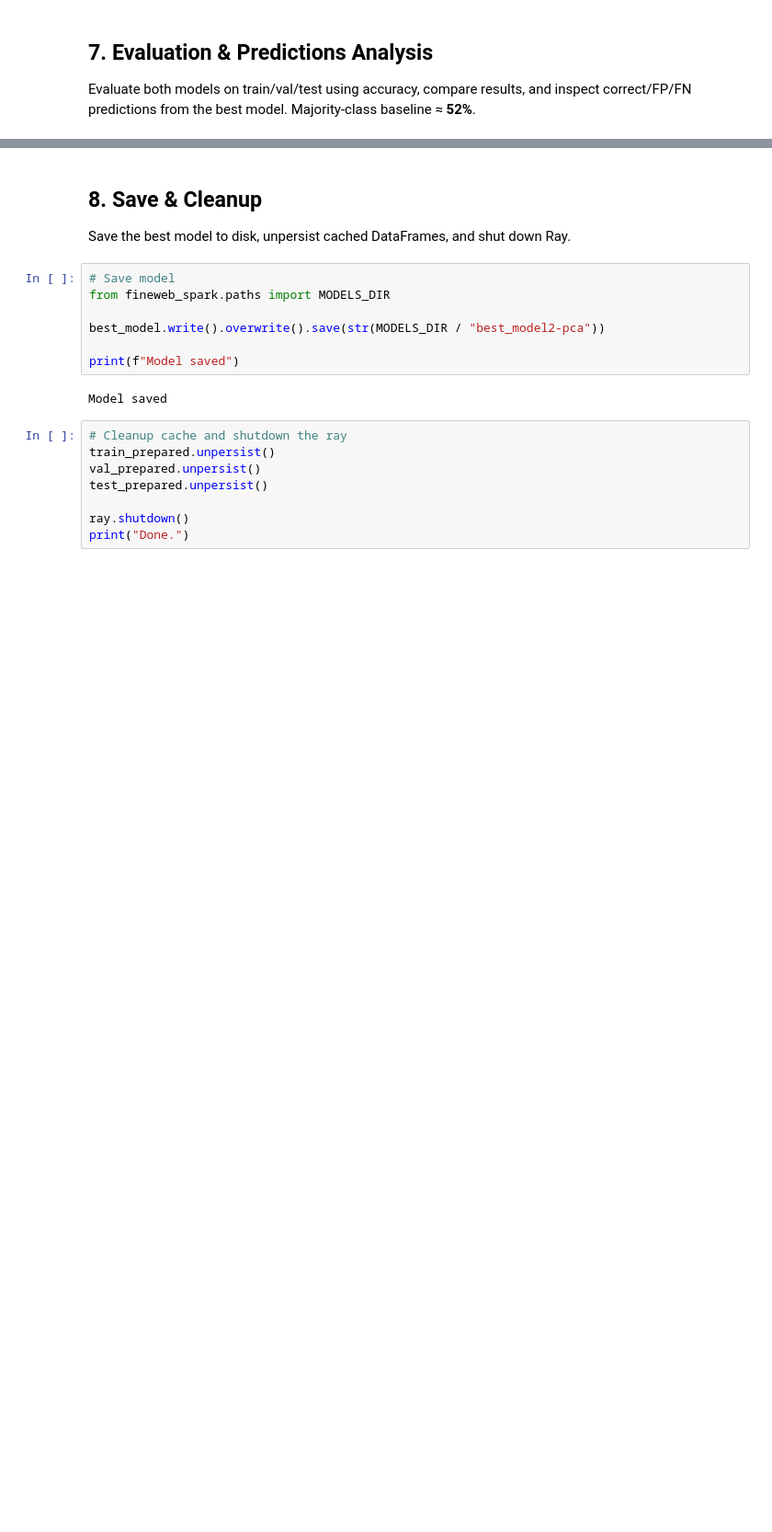
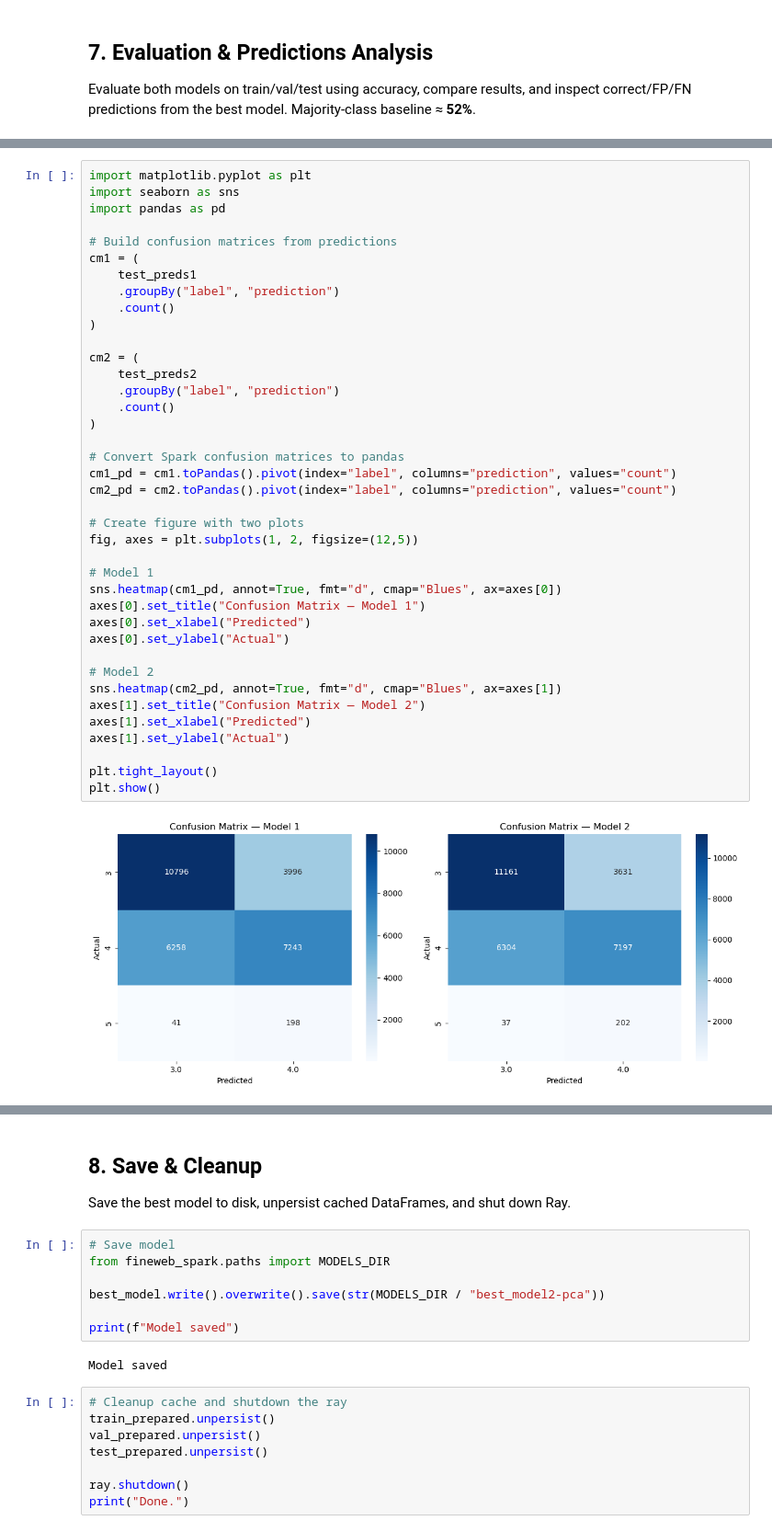
Before and after one commit to mn-cs/fineweb-spark, a Jupyter notebook: notebooks/04-model-2-pca.ipynb, the cells around one changed output, grey strips where cells are left out. Shown at 92% size. Drawn from its saved outputs; the diff is of its cells as text; blank space fills up the shorter version.

Commit message:
Added Model 2 PCA Confusion Matrix + Updated README with PCA results

```diff
--- a/notebooks/04-model-2-pca.ipynb
+++ b/notebooks/04-model-2-pca.ipynb
@@ -388,3 +388,44 @@ Model 2 — RF (numTrees=80, maxDepth=10)
+# %%
+import matplotlib.pyplot as plt
+import seaborn as sns
+import pandas as pd
+
+# Build confusion matrices from predictions
+cm1 = (
+    test_preds1
+    .groupBy("label", "prediction")
+    .count()
+)
+
+cm2 = (
+    test_preds2
+    .groupBy("label", "prediction")
+    .count()
+)
+
+# Convert Spark confusion matrices to pandas
+cm1_pd = cm1.toPandas().pivot(index="label", columns="prediction", values="count")
+cm2_pd = cm2.toPandas().pivot(index="label", columns="prediction", values="count")
+
+# Create figure with two plots
+fig, axes = plt.subplots(1, 2, figsize=(12,5))
+
+# Model 1
+sns.heatmap(cm1_pd, annot=True, fmt="d", cmap="Blues", ax=axes[0])
+axes[0].set_title("Confusion Matrix — Model 1")
+axes[0].set_xlabel("Predicted")
+axes[0].set_ylabel("Actual")
+
+# Model 2
+sns.heatmap(cm2_pd, annot=True, fmt="d", cmap="Blues", ax=axes[1])
+axes[1].set_title("Confusion Matrix — Model 2")
+axes[1].set_xlabel("Predicted")
+axes[1].set_ylabel("Actual")
+
+plt.tight_layout()
+plt.show()
+# %% [output]
+[figure, added]
 # %%
 # Compare results
 print("\n--- Comparison ---")
```
Also changed, not shown: parts of 12 cells of this notebook, 5 other files.
